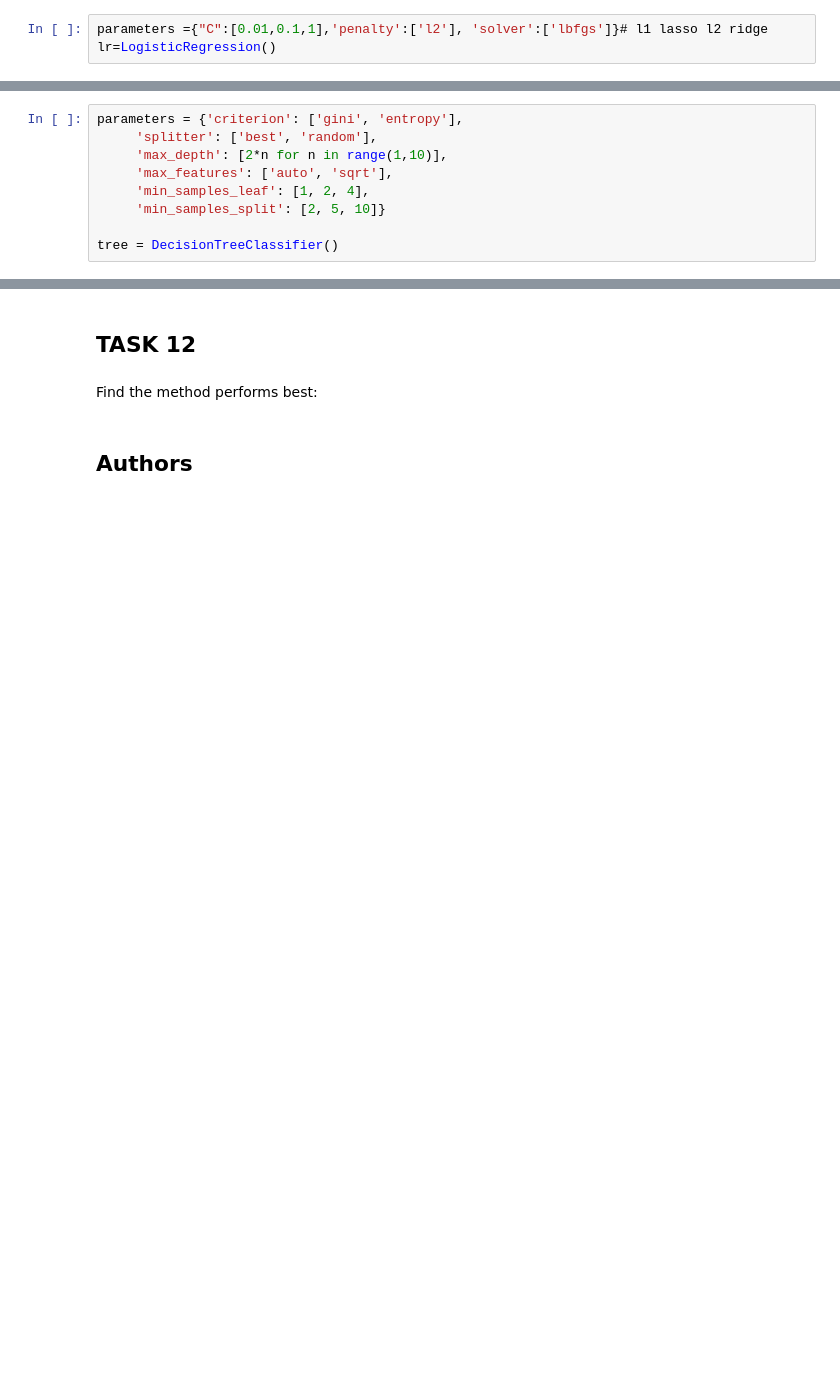
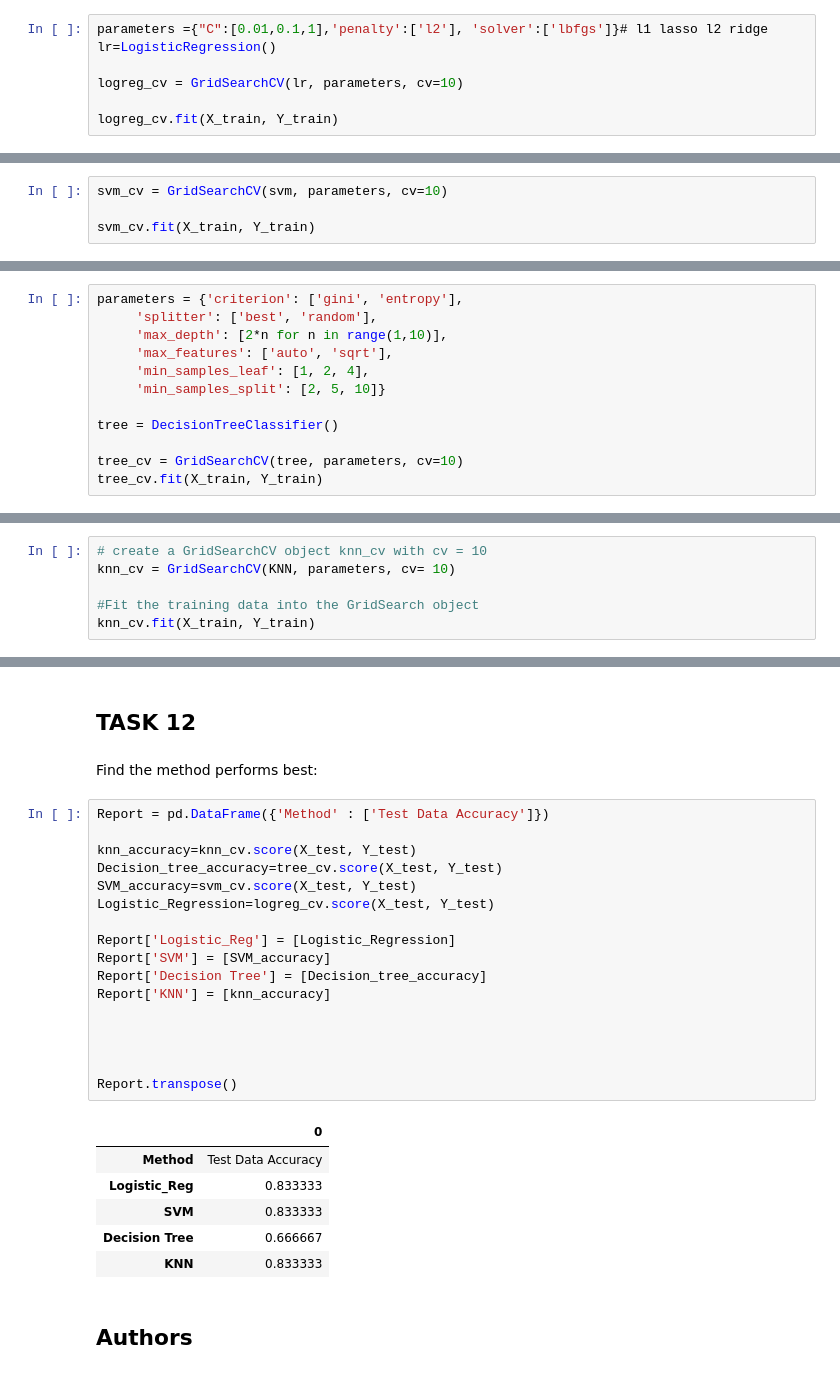
Before and after one commit to psynaptix1/SpaceX-Falcon-9-1st-stage-Success-Landing-Prediction, a Jupyter notebook: 8. SpaceX Machine Learning Prediction.ipynb, the cells around one changed output, grey strips where cells are left out. Saved outputs shown, nothing was run; the diff lists cells and outputs as text; blank space fills up the shorter version.

```diff
--- a/8. SpaceX Machine Learning Prediction.ipynb
+++ b/8. SpaceX Machine Learning Prediction.ipynb
@@ -135,3 +194,7 @@ parameters ={'C':[0.01,0.1,1],
 # %%
 parameters ={"C":[0.01,0.1,1],'penalty':['l2'], 'solver':['lbfgs']}# l1 lasso l2 ridge
 lr=LogisticRegression()
+
+logreg_cv = GridSearchCV(lr, parameters, cv=10)
+
+logreg_cv.fit(X_train, Y_train)
@@ -160,3 +236,7 @@ parameters = {'kernel':('linear', 'rbf','poly','rbf', 'sigmoid'),
               'C': np.logspace(-3, 3, 5),
               'gamma':np.logspace(-3, 3, 5)}
 svm = SVC()
+# %%
+svm_cv = GridSearchCV(svm, parameters, cv=10)
+
+svm_cv.fit(X_train, Y_train)
@@ -185,3 +281,6 @@ parameters = {'criterion': ['gini', 'entropy'],
      'min_samples_split': [2, 5, 10]}
 
 tree = DecisionTreeClassifier()
+
+tree_cv = GridSearchCV(tree, parameters, cv=10)
+tree_cv.fit(X_train, Y_train)
@@ -207,3 +340,9 @@ parameters = {'n_neighbors': [1, 2, 3, 4, 5, 6, 7, 8, 9, 10],
               'p': [1,2]}
 
 KNN = KNeighborsClassifier()
+# %%
+# create a GridSearchCV object knn_cv with cv = 10
+knn_cv = GridSearchCV(KNN, parameters, cv= 10)
+
+#Fit the training data into the GridSearch object
+knn_cv.fit(X_train, Y_train)
@@ -223,6 +376,30 @@ plot_confusion_matrix(Y_test,yhat)
 ## TASK  12
 # %% [markdown]
 Find the method performs best:
+# %%
+Report = pd.DataFrame({'Method' : ['Test Data Accuracy']})
+
+knn_accuracy=knn_cv.score(X_test, Y_test)
+Decision_tree_accuracy=tree_cv.score(X_test, Y_test)
+SVM_accuracy=svm_cv.score(X_test, Y_test)
+Logistic_Regression=logreg_cv.score(X_test, Y_test)
+
+Report['Logistic_Reg'] = [Logistic_Regression]
+Report['SVM'] = [SVM_accuracy]
+Report['Decision Tree'] = [Decision_tree_accuracy]
+Report['KNN'] = [knn_accuracy]
+
+
+
+
+Report.transpose()
+# %% [output]
+|  | 0 |
+| Method | Test Data Accuracy |
+| Logistic_Reg | 0.833333 |
+| SVM | 0.833333 |
+| Decision Tree | 0.666667 |
+| KNN | 0.833333 |
 # %% [markdown]
 ## Authors
 # %% [markdown]
```
Also changed, not shown: parts of 26 cells of this notebook, 1 other file.
